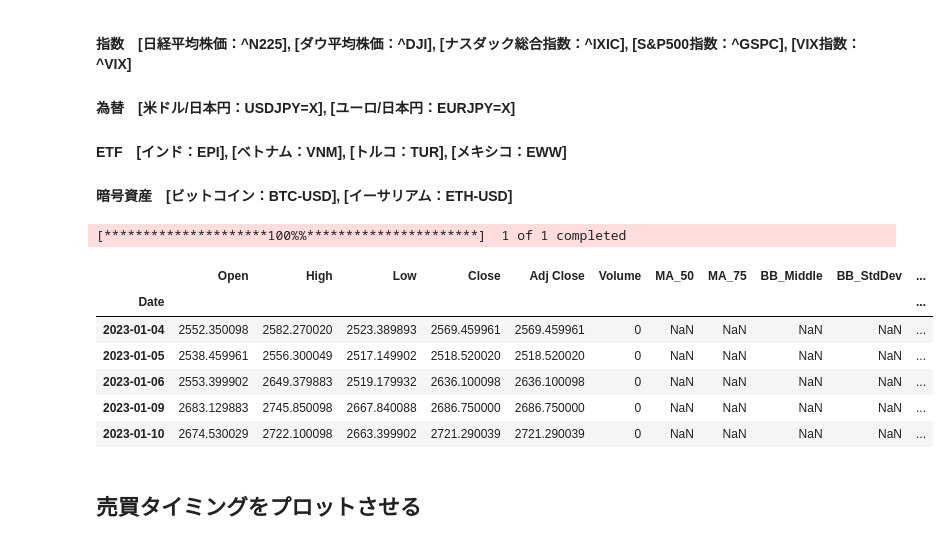
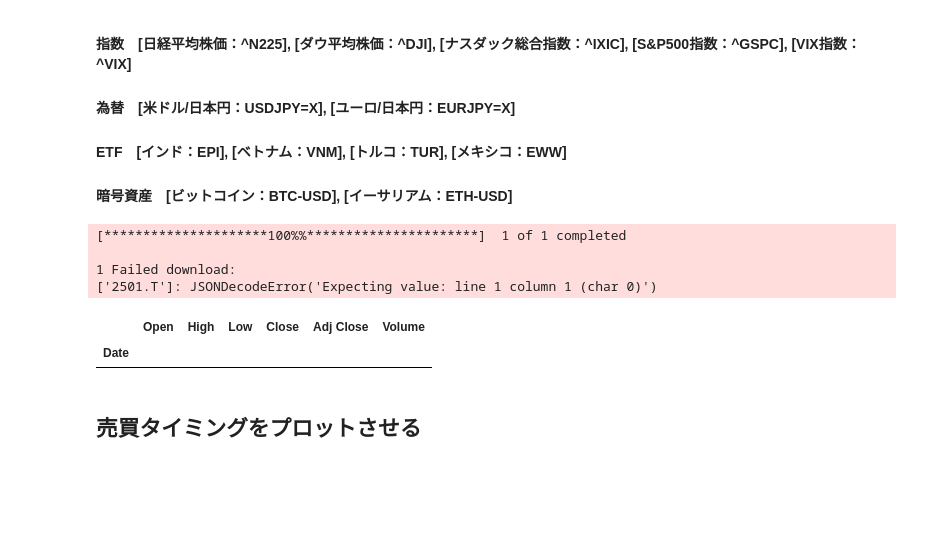
Before and after one commit to Shota0525/streamlit_stock_app, a Jupyter notebook: 01_test1.ipynb, the cells around one changed output. Drawn from its saved outputs; the diff is of its cells as text; code cells hidden in the pictures; blank space fills up the shorter version.

```diff
--- a/01_test1.ipynb
+++ b/01_test1.ipynb
@@ -43,23 +315,22 @@ def get_stock_price(ticker, period, interval, ma_periods=[50, 75], bb_period=20,
 # %%
 # 株価を取得したい銘柄を指定
 ################
-ticker = '^SOX'
+ticker = '2501.T'
 period = '2y'
 interval = '1d'
 ################
 
 # 株価を取得
-data = get_stock_price(ticker, period, interval)
+#data = get_stock_price(ticker, period, interval)
+data = yf.download(ticker, period=period, interval=interval)
 data.head()
 # %% [output]
 [*********************100%%**********************]  1 of 1 completed
+
+1 Failed download:
+['2501.T']: JSONDecodeError('Expecting value: line 1 column 1 (char 0)')
-|  | Open | High | Low | Close | Adj Close | Volume | MA_50 | MA_75 | BB_Middle | BB_StdDev | ... |
-| Date |  |  |  |  |  |  |  |  |  |  | ... |
-| 2023-01-04 | 2552.350098 | 2582.270020 | 2523.389893 | 2569.459961 | 2569.459961 | 0 | NaN | NaN | NaN | NaN | ... |
-| 2023-01-05 | 2538.459961 | 2556.300049 | 2517.149902 | 2518.520020 | 2518.520020 | 0 | NaN | NaN | NaN | NaN | ... |
-| 2023-01-06 | 2553.399902 | 2649.379883 | 2519.179932 | 2636.100098 | 2636.100098 | 0 | NaN | NaN | NaN | NaN | ... |
-| 2023-01-09 | 2683.129883 | 2745.850098 | 2667.840088 | 2686.750000 | 2686.750000 | 0 | NaN | NaN | NaN | NaN | ... |
-| 2023-01-10 | 2674.530029 | 2722.100098 | 2663.399902 | 2721.290039 | 2721.290039 | 0 | NaN | NaN | NaN | NaN | ... |
+|  | Open | High | Low | Close | Adj Close | Volume |
+| Date |  |  |  |  |  |  |
 # %% [markdown]
 ## 売買タイミングをプロットさせる
 # %%
```
Also changed, not shown: parts of 14 cells of this notebook, 6 other files.
